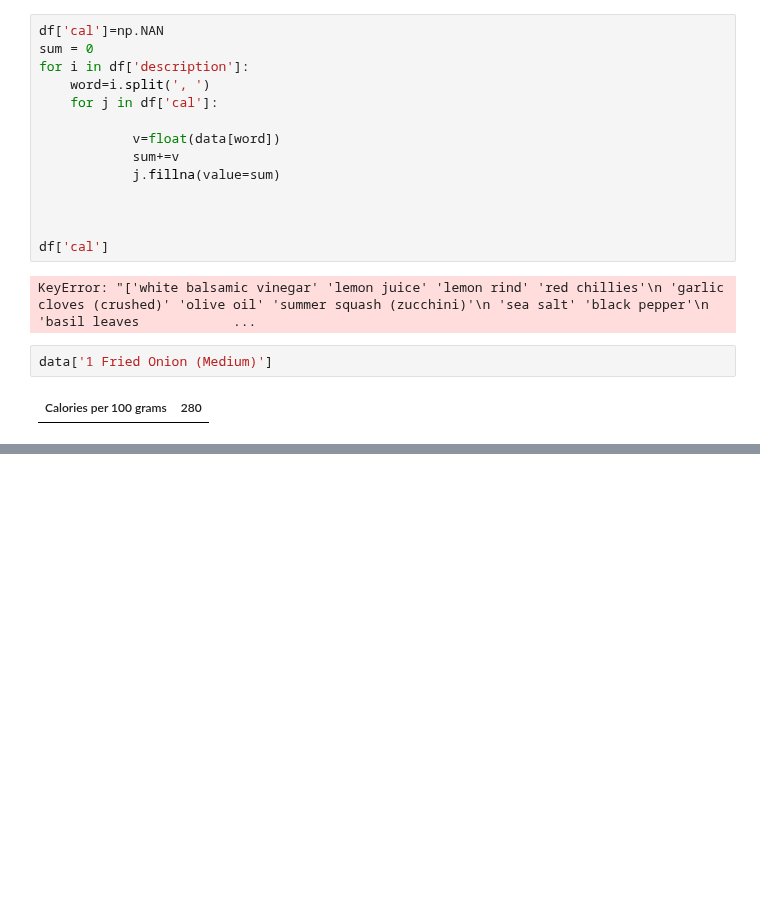
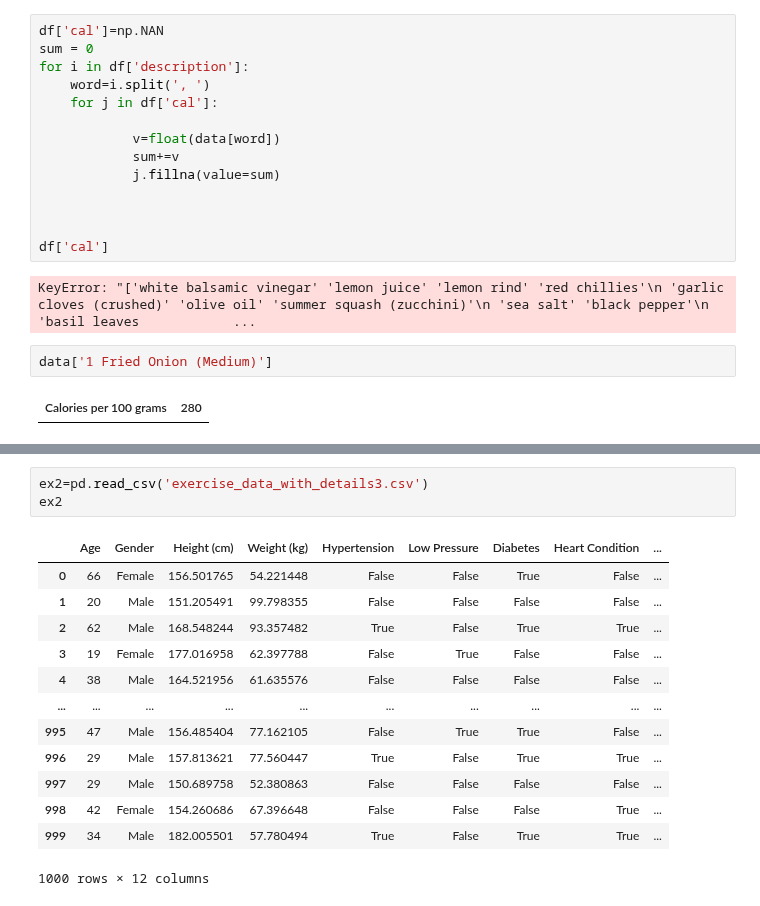
Before and after one commit to 3bsalam-1/FitSync, a Jupyter notebook: Ai/new.ipynb, the cells around one changed output, grey strips where cells are left out. Cells and saved outputs as stored; diff of their text form; blank space fills up the shorter version.

```diff
--- a/Ai/new.ipynb
+++ b/Ai/new.ipynb
@@ -605,0 +677,17 @@ data['1 Fried Onion (Medium)']
+# %%
+ex2=pd.read_csv('exercise_data_with_details3.csv')
+ex2
+# %% [output]
+|  | Age | Gender | Height (cm) | Weight (kg) | Hypertension | Low Pressure | Diabetes | Heart Condition | ... |
+| 0 | 66 | Female | 156.501765 | 54.221448 | False | False | True | False | ... |
+| 1 | 20 | Male | 151.205491 | 99.798355 | False | False | False | False | ... |
+| 2 | 62 | Male | 168.548244 | 93.357482 | True | False | True | True | ... |
+| 3 | 19 | Female | 177.016958 | 62.397788 | False | True | False | False | ... |
+| 4 | 38 | Male | 164.521956 | 61.635576 | False | False | False | False | ... |
+| ... | ... | ... | ... | ... | ... | ... | ... | ... | ... |
+| 995 | 47 | Male | 156.485404 | 77.162105 | False | True | True | False | ... |
+| 996 | 29 | Male | 157.813621 | 77.560447 | True | False | True | True | ... |
+| 997 | 29 | Male | 150.689758 | 52.380863 | False | False | False | False | ... |
+| 998 | 42 | Female | 154.260686 | 67.396648 | False | False | False | True | ... |
+| 999 | 34 | Male | 182.005501 | 57.780494 | True | False | True | True | ... |
+1000 rows × 12 columns
```
Also changed, not shown: parts of 7 cells of this notebook, 6 other files.
